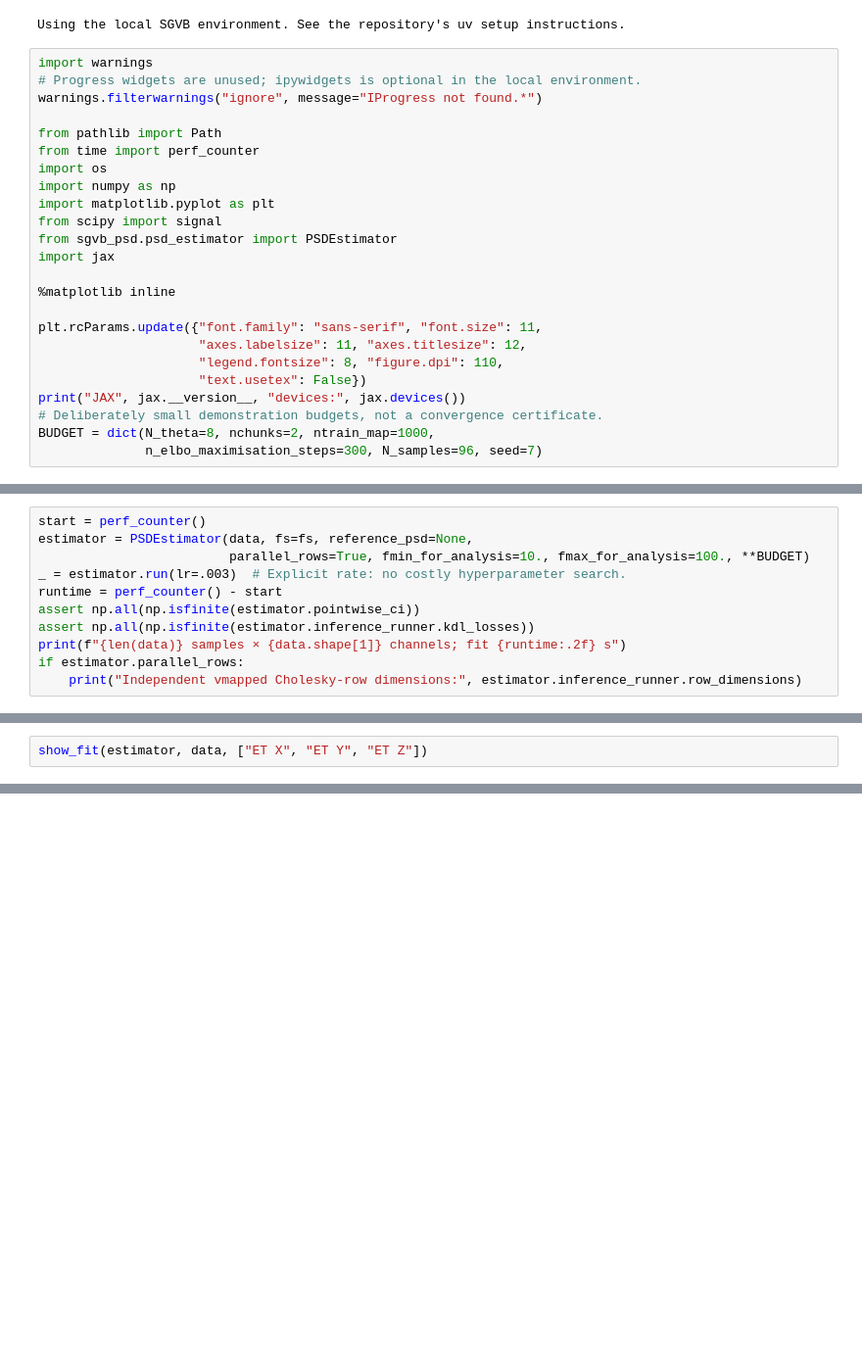
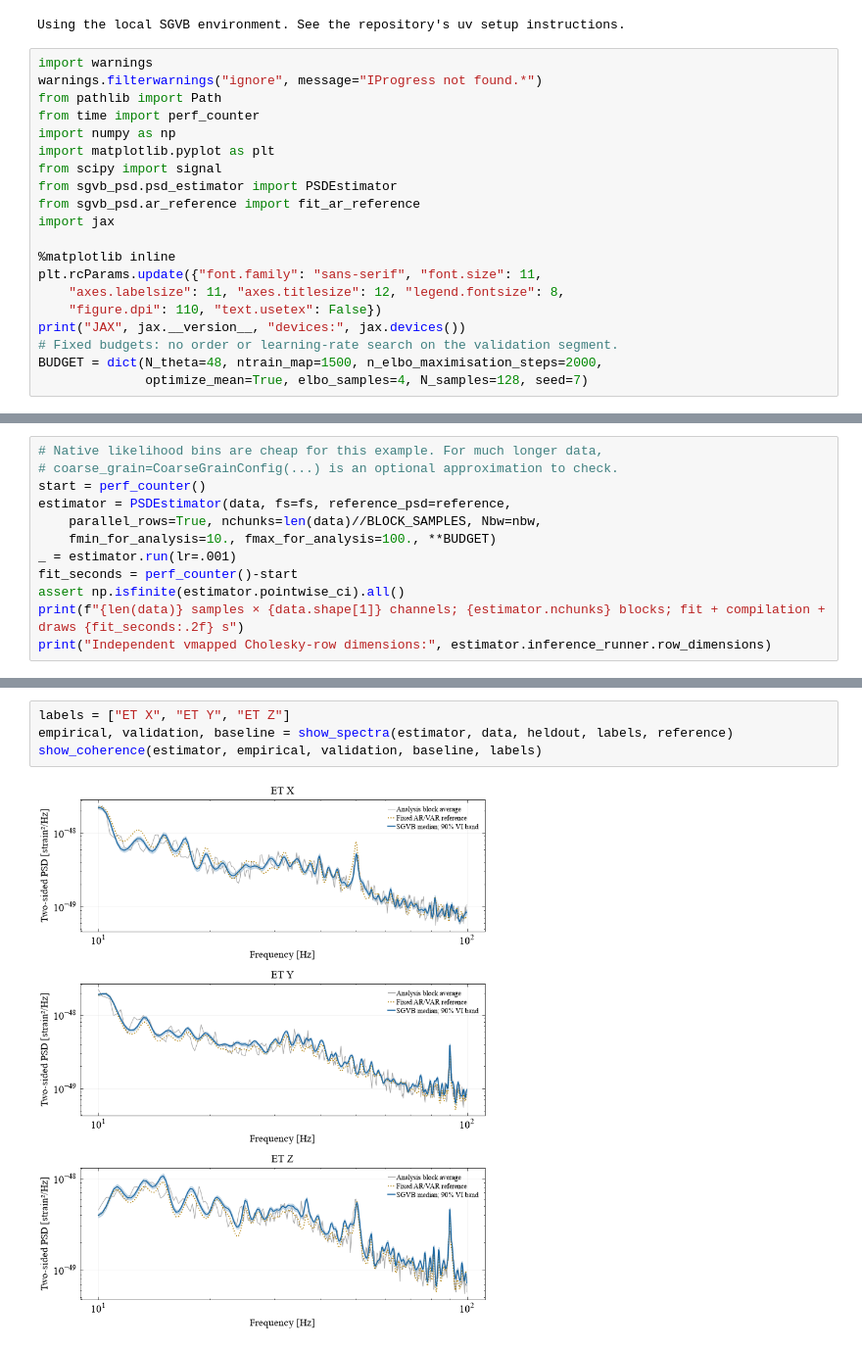
Before and after one commit to nz-gravity/sgvb_psd, a Jupyter notebook: docs/examples/ET_example.ipynb, the cells around one changed output, grey strips where cells are left out. Shown at 98% size. Drawn from its saved outputs; the diff is of its cells as text; blank space fills up the shorter version.

Commit message:
feat: add fast AR references and improve detector fits

```diff
--- a/docs/examples/ET_example.ipynb
+++ b/docs/examples/ET_example.ipynb
@@ -27,26 +35,22 @@ else:
 Using the local SGVB environment. See the repository's uv setup instructions.
 # %%
 import warnings
-# Progress widgets are unused; ipywidgets is optional in the local environment.
 warnings.filterwarnings("ignore", message="IProgress not found.*")
-
 from pathlib import Path
 from time import perf_counter
-import os
 import numpy as np
 import matplotlib.pyplot as plt
 from scipy import signal
 from sgvb_psd.psd_estimator import PSDEstimator
+from sgvb_psd.ar_reference import fit_ar_reference
 import jax
 
 %matplotlib inline
-
 plt.rcParams.update({"font.family": "sans-serif", "font.size": 11,
-                     "axes.labelsize": 11, "axes.titlesize": 12,
-                     "legend.fontsize": 8, "figure.dpi": 110,
-                     "text.usetex": False})
+    "axes.labelsize": 11, "axes.titlesize": 12, "legend.fontsize": 8,
+    "figure.dpi": 110, "text.usetex": False})
 print("JAX", jax.__version__, "devices:", jax.devices())
-# Deliberately small demonstration budgets, not a convergence certificate.
-BUDGET = dict(N_theta=8, nchunks=2, ntrain_map=1000,
-              n_elbo_maximisation_steps=300, N_samples=96, seed=7)
+# Fixed budgets: no order or learning-rate search on the validation segment.
+BUDGET = dict(N_theta=48, ntrain_map=1500, n_elbo_maximisation_steps=2000,
+              optimize_mean=True, elbo_samples=4, N_samples=128, seed=7)
 # %% [output]
@@ -79,12 +102,13 @@ ET sample after anti-aliased downsampling: (4096, 3) 256.0
 # %%
+# Native likelihood bins are cheap for this example. For much longer data,
+# coarse_grain=CoarseGrainConfig(...) is an optional approximation to check.
 start = perf_counter()
-estimator = PSDEstimator(data, fs=fs, reference_psd=None,
-                         parallel_rows=True, fmin_for_analysis=10., fmax_for_analysis=100., **BUDGET)
-_ = estimator.run(lr=.003)  # Explicit rate: no costly hyperparameter search.
-runtime = perf_counter() - start
-assert np.all(np.isfinite(estimator.pointwise_ci))
-assert np.all(np.isfinite(estimator.inference_runner.kdl_losses))
-print(f"{len(data)} samples × {data.shape[1]} channels; fit {runtime:.2f} s")
-if estimator.parallel_rows:
-    print("Independent vmapped Cholesky-row dimensions:", estimator.inference_runner.row_dimensions)
+estimator = PSDEstimator(data, fs=fs, reference_psd=reference,
+    parallel_rows=True, nchunks=len(data)//BLOCK_SAMPLES, Nbw=nbw,
+    fmin_for_analysis=10., fmax_for_analysis=100., **BUDGET)
+_ = estimator.run(lr=.001)
+fit_seconds = perf_counter()-start
+assert np.isfinite(estimator.pointwise_ci).all()
+print(f"{len(data)} samples × {data.shape[1]} channels; {estimator.nchunks} blocks; fit + compilation + draws {fit_seconds:.2f} s")
+print("Independent vmapped Cholesky-row dimensions:", estimator.inference_runner.row_dimensions)
 # %% [output]
@@ -147,2 +124,0 @@ def show_fit(estimator, data, labels, truth=None, reference=None):
-# %%
-show_fit(estimator, data, ["ET X", "ET Y", "ET Z"])
@@ -162,0 +219,6 @@ collapsed conditional-theta method in LogPSplinePSD.
+# %%
+labels = ["ET X", "ET Y", "ET Z"]
+empirical, validation, baseline = show_spectra(estimator, data, heldout, labels, reference)
+show_coherence(estimator, empirical, validation, baseline, labels)
+# %% [output]
+[figure, added]
```
Also changed, not shown: parts of 18 cells of this notebook, 11 other files.
